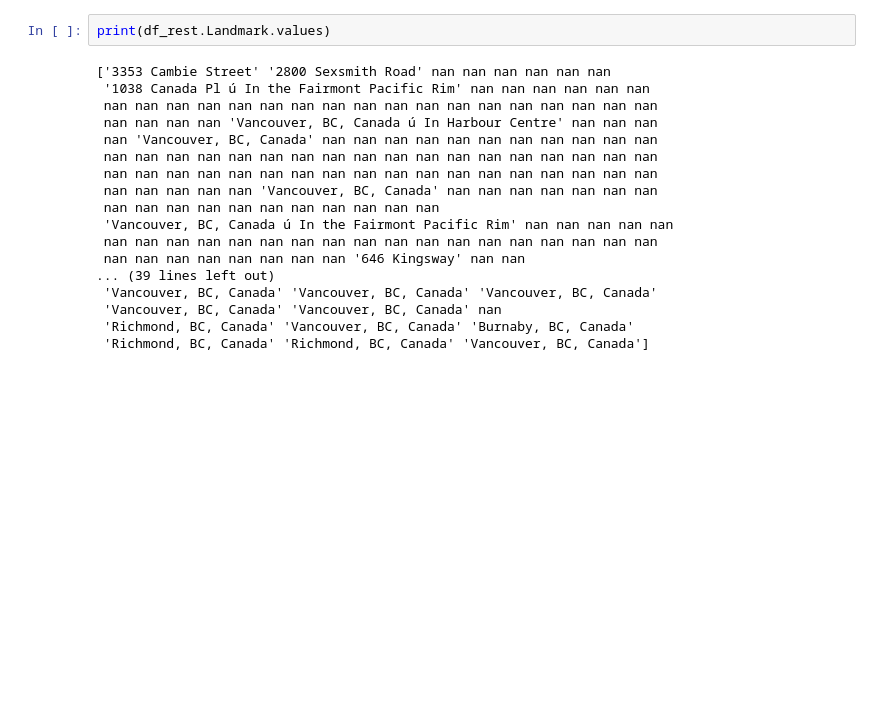
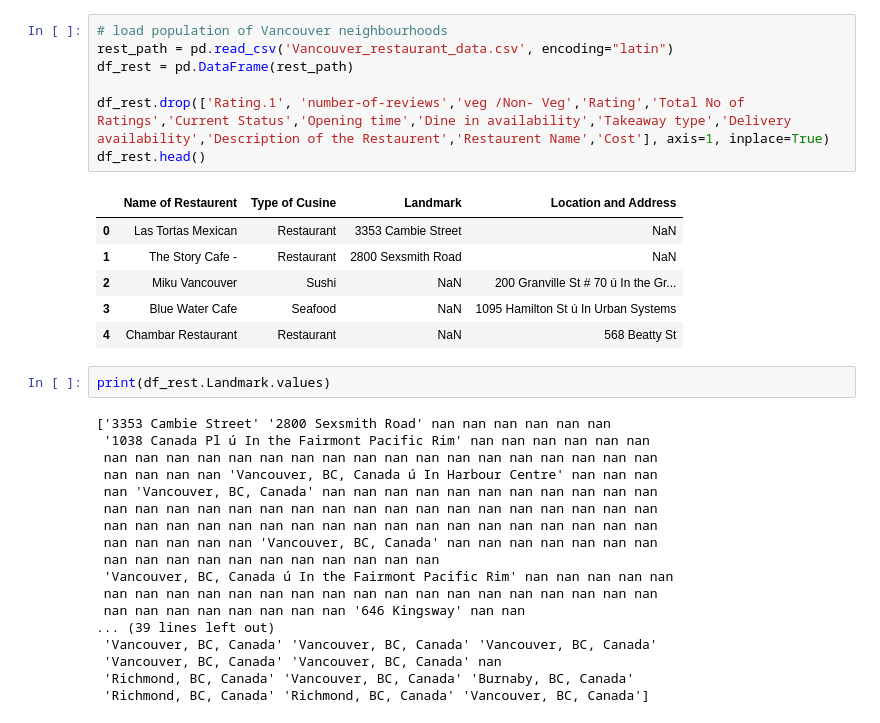
Before and after one commit to leanohl/BA_ClusteringofRestaurants, a Jupyter notebook: clusteringVancouver.ipynb, the cells around one changed output. Drawn from its saved outputs; the diff is of its cells as text; blank space fills up the shorter version.

Commit message:
restaurant preprocessed

```diff
--- a/clusteringVancouver.ipynb
+++ b/clusteringVancouver.ipynb
@@ -50,3 +34,17 @@ df_rest
+# %%
+# load population of Vancouver neighbourhoods
+rest_path = pd.read_csv('Vancouver_restaurant_data.csv', encoding="latin")
+df_rest = pd.DataFrame(rest_path)
+
+df_rest.drop(['Rating.1', 'number-of-reviews','veg /Non- Veg','Rating','Total No of Ratings','Current Status','Opening time','Dine in availability','Takeaway type','Delivery availability','Description of the Restaurent','Restaurent Name','Cost'], axis=1, inplace=True)
+df_rest.head()
+# %% [output]
+|  | Name of Restaurent | Type of Cusine | Landmark | Location and Address |
+| 0 | Las Tortas Mexican | Restaurant | 3353 Cambie Street | NaN |
+| 1 | The Story Cafe - | Restaurant | 2800 Sexsmith Road | NaN |
+| 2 | Miku Vancouver | Sushi | NaN | 200 Granville St # 70 ú In the Gr... |
+| 3 | Blue Water Cafe | Seafood | NaN | 1095 Hamilton St ú In Urban Systems |
+| 4 | Chambar Restaurant | Restaurant | NaN | 568 Beatty St |
 # %%
 print(df_rest.Landmark.values)
 # %% [output]
```
Also changed, not shown: parts of 14 cells of this notebook, 1 other file.
